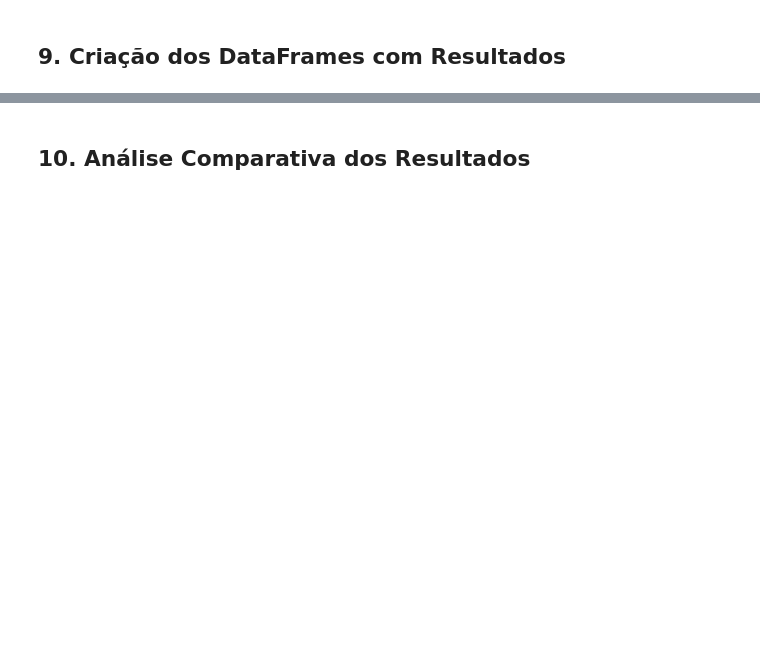
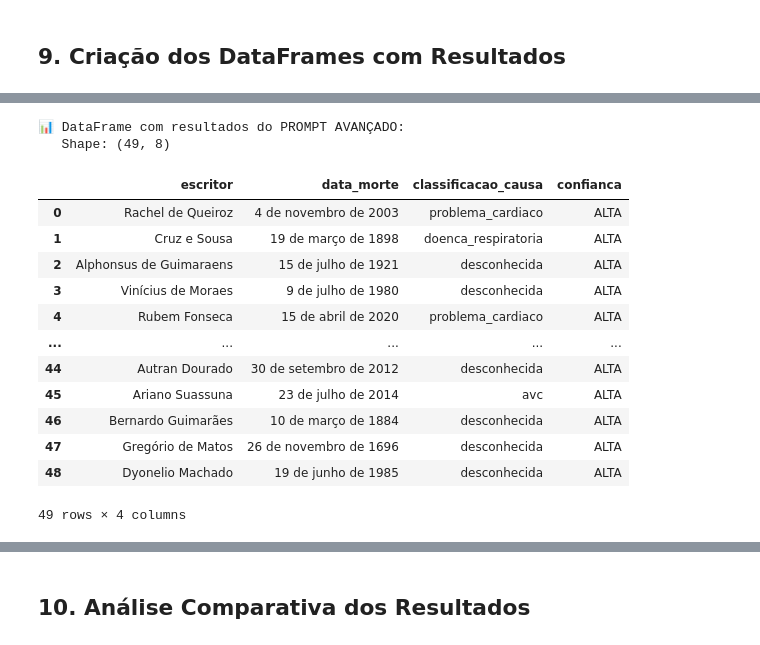
Before and after one commit to ipeadata-lab/mc_ia_para_pesquisa, a Jupyter notebook: 05_classificacao_morte_escritores.ipynb, the cells around one changed output, grey strips where cells are left out. Saved outputs shown, nothing was run; the diff lists cells and outputs as text; code cells hidden in the pictures; blank space fills up the shorter version.

```diff
--- a/05_classificacao_morte_escritores.ipynb
+++ b/05_classificacao_morte_escritores.ipynb
@@ -662,32 +779,46 @@ display(df_basico[["escritor", "data_morte", "classificacao_causa"]].head(10))
 # %%
 # Criando DataFrame para PROMPT AVANÇADO
 df_avancado = pd.DataFrame(
     [
         {
             "escritor": r["escritor"],
             "data_morte": r.get("data_morte", "desconhecida"),
             "classificacao_causa": r.get("classe", "desconhecida"),
             "confianca": r.get("confianca", "N/A"),
             "chunk_1": (
                 r["chunks_utilizados"][0] if len(r["chunks_utilizados"]) > 0 else ""
             ),
             "chunk_2": (
                 r["chunks_utilizados"][1] if len(r["chunks_utilizados"]) > 1 else ""
             ),
             "chunk_3": (
                 r["chunks_utilizados"][2] if len(r["chunks_utilizados"]) > 2 else ""
             ),
             "resposta_modelo": r.get("resposta_completa", ""),
         }
         for r in resultados_avancado
     ]
 )
 
 print("📊 DataFrame com resultados do PROMPT AVANÇADO:")
 print(f"   Shape: {df_avancado.shape}")
-display(
-    df_avancado[["escritor", "data_morte", "classificacao_causa", "confianca"]].head(10)
-)
+display(df_avancado[["escritor", "data_morte", "classificacao_causa", "confianca"]])
+# %% [output]
+📊 DataFrame com resultados do PROMPT AVANÇADO:
+   Shape: (49, 8)
+|  | escritor | data_morte | classificacao_causa | confianca |
+| 0 | Rachel de Queiroz | 4 de novembro de 2003 | problema_cardiaco | ALTA |
+| 1 | Cruz e Sousa | 19 de março de 1898 | doenca_respiratoria | ALTA |
+| 2 | Alphonsus de Guimaraens | 15 de julho de 1921 | desconhecida | ALTA |
+| 3 | Vinícius de Moraes | 9 de julho de 1980 | desconhecida | ALTA |
+| 4 | Rubem Fonseca | 15 de abril de 2020 | problema_cardiaco | ALTA |
+| ... | ... | ... | ... | ... |
+| 44 | Autran Dourado | 30 de setembro de 2012 | desconhecida | ALTA |
+| 45 | Ariano Suassuna | 23 de julho de 2014 | avc | ALTA |
+| 46 | Bernardo Guimarães | 10 de março de 1884 | desconhecida | ALTA |
+| 47 | Gregório de Matos | 26 de novembro de 1696 | desconhecida | ALTA |
+| 48 | Dyonelio Machado | 19 de junho de 1985 | desconhecida | ALTA |
+49 rows × 4 columns
 # %%
 # Salvando os DataFrames em CSV
 df_basico.to_csv(
```
Also changed, not shown: parts of 22 cells of this notebook, 7 other files.
